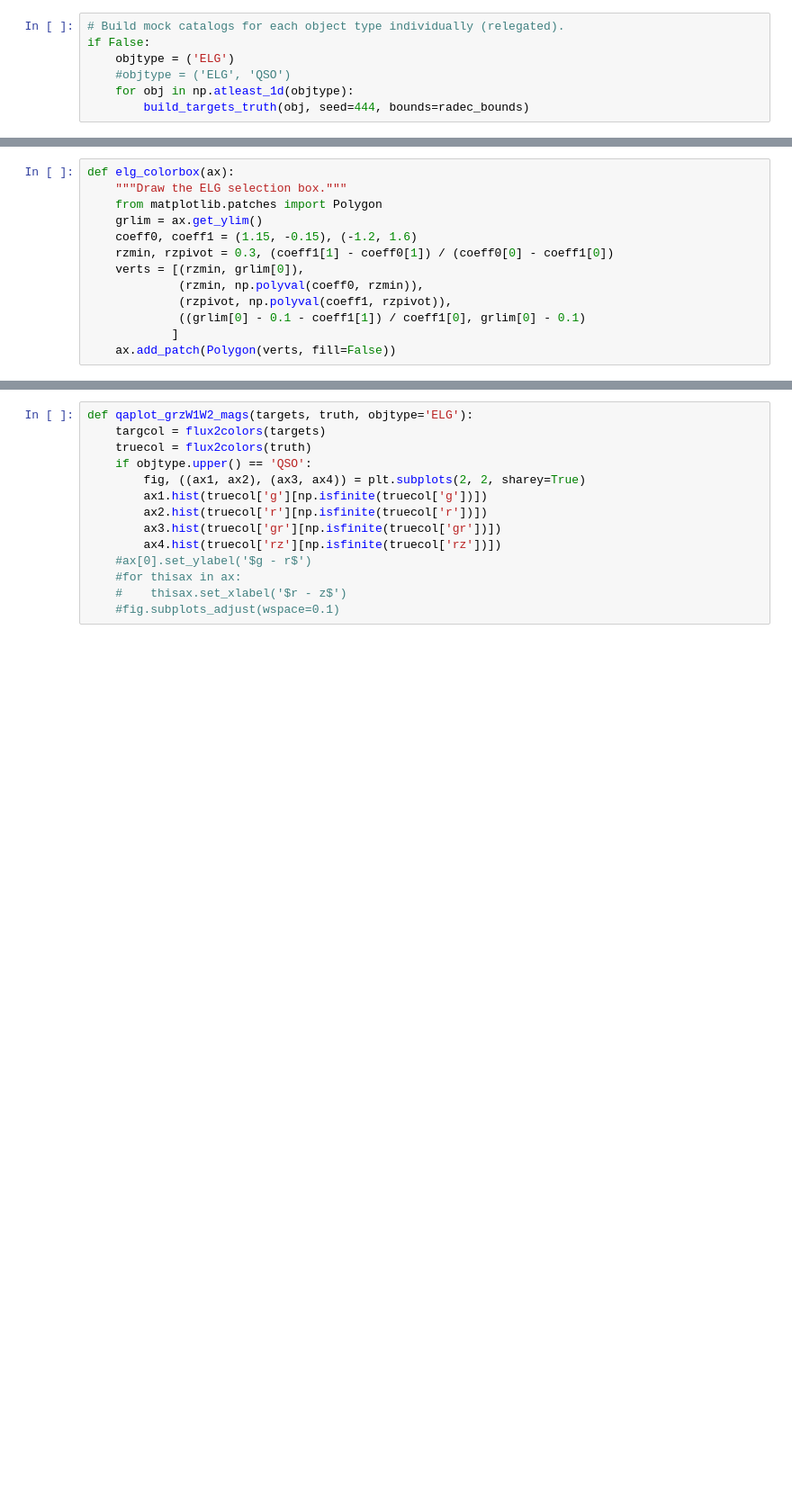
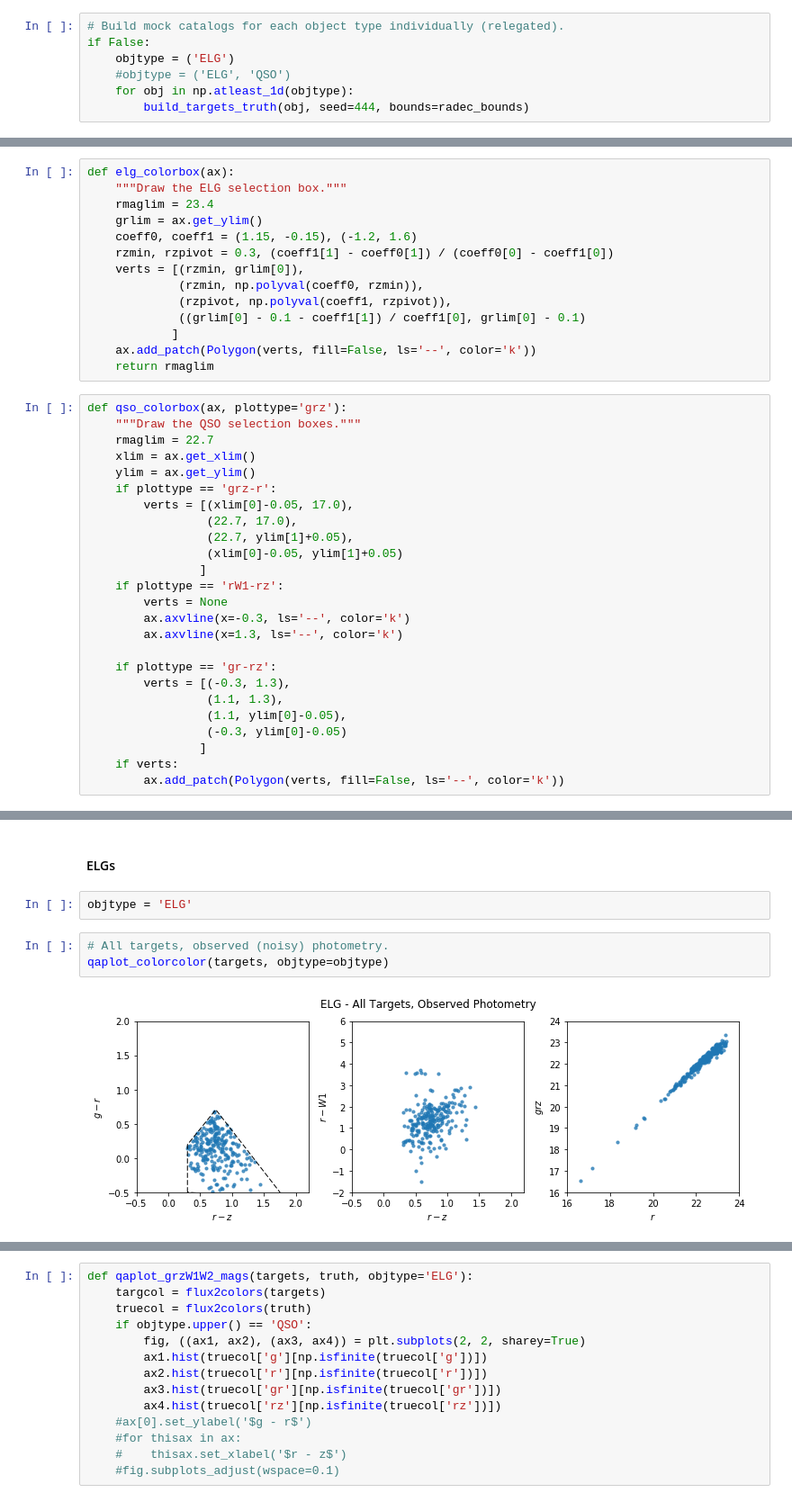
Before and after one commit to desihub/desitarget, a Jupyter notebook: doc/nb/mock-qa.ipynb, the cells around one changed output, grey strips where cells are left out. Shown at 90% size. Saved outputs shown, nothing was run; the diff lists cells and outputs as text; blank space fills up the shorter version.

```diff
--- a/doc/nb/mock-qa.ipynb
+++ b/doc/nb/mock-qa.ipynb
@@ -415,7 +460,7 @@ def flux2colors(cat):
 # %%
 def elg_colorbox(ax):
     """Draw the ELG selection box."""
-    from matplotlib.patches import Polygon
+    rmaglim = 23.4
     grlim = ax.get_ylim()
     coeff0, coeff1 = (1.15, -0.15), (-1.2, 1.6)
     rzmin, rzpivot = 0.3, (coeff1[1] - coeff0[1]) / (coeff0[0] - coeff1[0])
@@ -424,4 +469,30 @@ def elg_colorbox(ax):
              (rzpivot, np.polyval(coeff1, rzpivot)),
              ((grlim[0] - 0.1 - coeff1[1]) / coeff1[0], grlim[0] - 0.1)
             ]
-    ax.add_patch(Polygon(verts, fill=False))
+    ax.add_patch(Polygon(verts, fill=False, ls='--', color='k'))
+    return rmaglim
+# %%
+def qso_colorbox(ax, plottype='grz'):
+    """Draw the QSO selection boxes."""
+    rmaglim = 22.7
+    xlim = ax.get_xlim()
+    ylim = ax.get_ylim()
+    if plottype == 'grz-r':
+        verts = [(xlim[0]-0.05, 17.0),
+                 (22.7, 17.0),
+                 (22.7, ylim[1]+0.05),
+                 (xlim[0]-0.05, ylim[1]+0.05)
+                ]
+    if plottype == 'rW1-rz':
+        verts = None
+        ax.axvline(x=-0.3, ls='--', color='k')
+        ax.axvline(x=1.3, ls='--', color='k')
+
+    if plottype == 'gr-rz':
+        verts = [(-0.3, 1.3),
+                 (1.1, 1.3),
+                 (1.1, ylim[0]-0.05),
+                 (-0.3, ylim[0]-0.05)
+                ]
+    if verts:
+        ax.add_patch(Polygon(verts, fill=False, ls='--', color='k'))
@@ -427,0 +570,9 @@ def elg_colorbox(ax):
+# %% [markdown]
+#### ELGs
+# %%
+objtype = 'ELG'
+# %%
+# All targets, observed (noisy) photometry.
+qaplot_colorcolor(targets, objtype=objtype)
+# %% [output]
+[figure, added]
```
Also changed, not shown: parts of 37 cells of this notebook.
